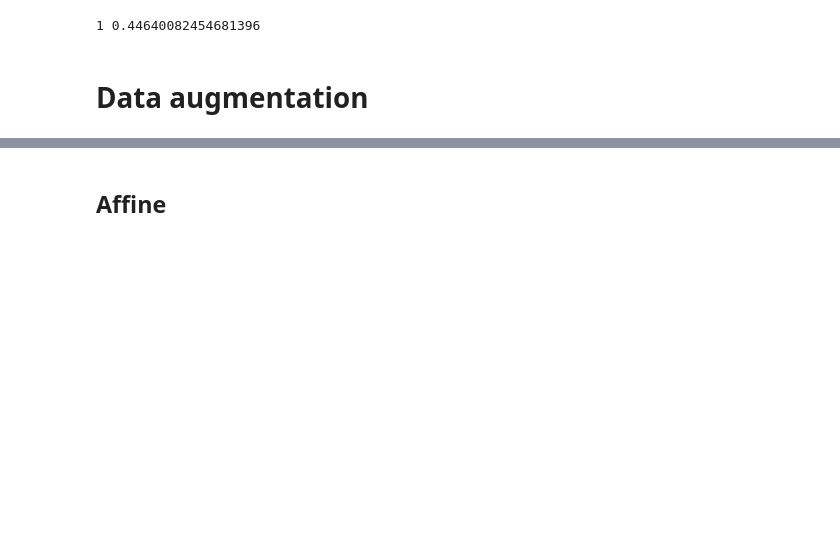
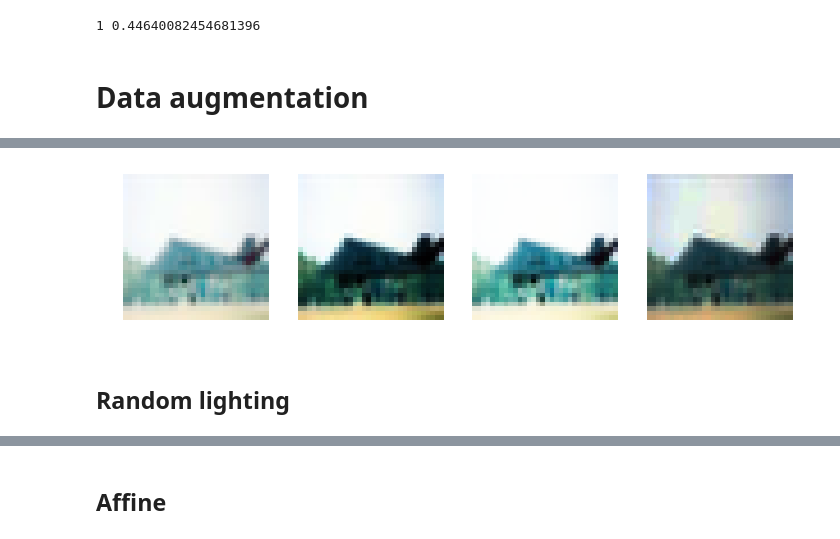
Before and after one commit to fastai/fastai_old, a Jupyter notebook: dev_nb/002_images.ipynb, the cells around one changed output, grey strips where cells are left out. Drawn from its saved outputs; the diff is of its cells as text; code cells hidden in the pictures; blank space fills up the shorter version.

```diff
--- a/dev_nb/002_images.ipynb
+++ b/dev_nb/002_images.ipynb
@@ -208,3 +239,19 @@ show_image(brightness(train_ds[0][0], 2.0), axes[2])
+# %%
+def apply_brightness_contrast(scale_contrast, change_brightness):
+    func1 = partial(contrast, scale=scale_contrast)
+    func2 = partial(brightness, change=change_brightness)
+    return apply_pixel_tfm([func1,func2])
+# %%
+_,axes = plt.subplots(1,4, figsize=(12,3))
+
+show_image(apply_brightness_contrast(0.75, 0.7)(train_ds[0][0]), axes[0])
+show_image(apply_brightness_contrast(1.3,  0.3)(train_ds[0][0]), axes[1])
+show_image(apply_brightness_contrast(1.3,  0.7)(train_ds[0][0]), axes[2])
+show_image(apply_brightness_contrast(0.75, 0.3)(train_ds[0][0]), axes[3])
+# %% [output]
+[figure, added]
+# %% [markdown]
+## Random lighting
 # %%
 def func_rand_kw(func, kwargs):
     return {k:func.__annotations__[k](*v) for k,v in kwargs.items()}
```
Also changed, not shown: parts of 19 cells of this notebook.
